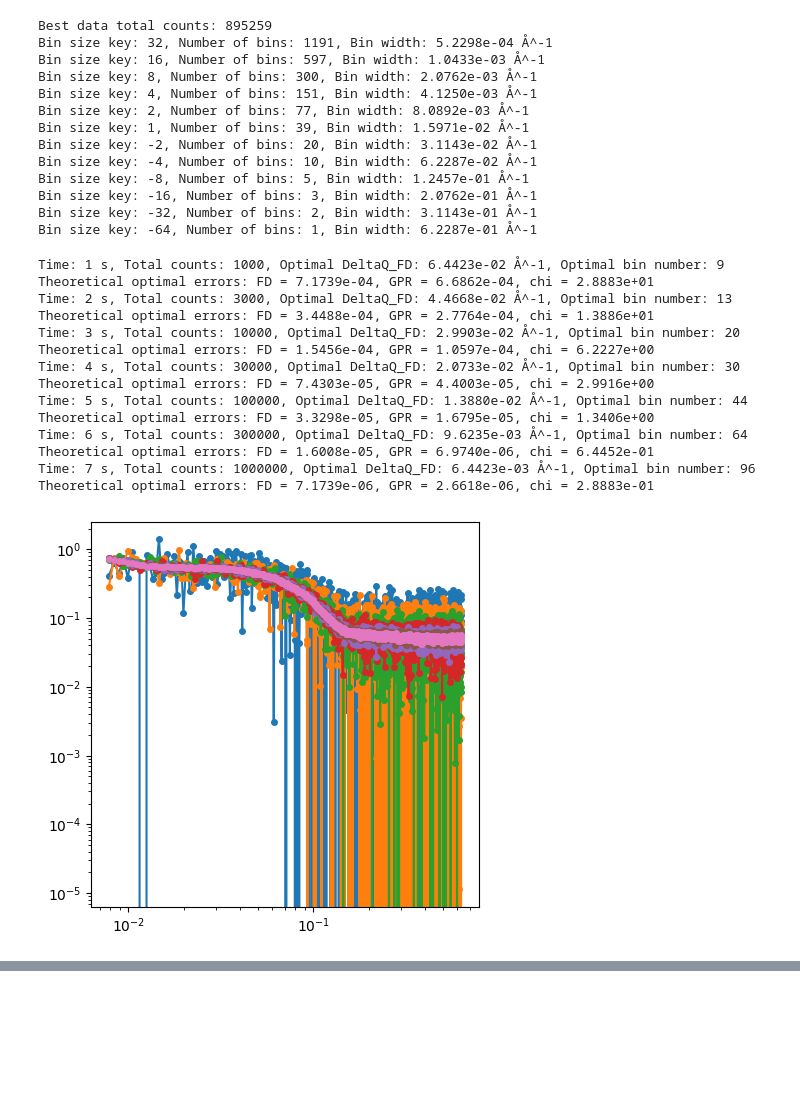
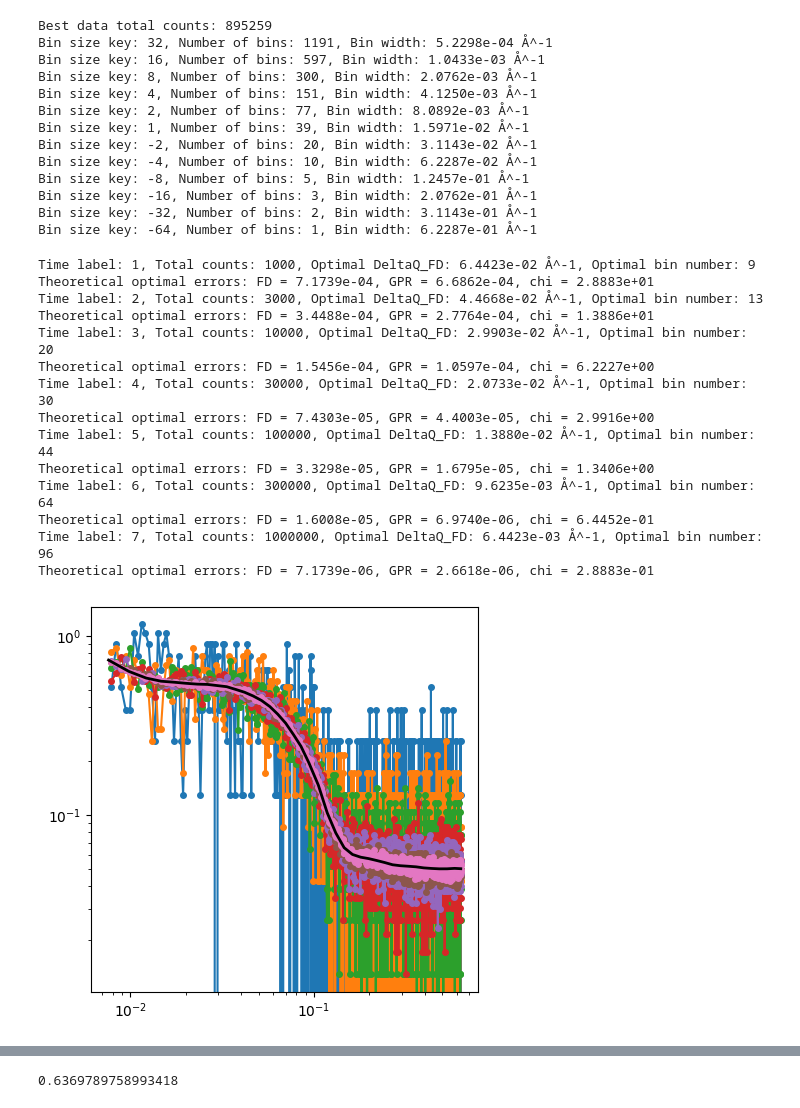
Before and after one commit to ch-tung/MLSR, a Jupyter notebook: binning/test_ILL_bin.ipynb, the cells around one changed output, grey strips where cells are left out. Drawn from its saved outputs; the diff is of its cells as text; code cells hidden in the pictures; blank space fills up the shorter version.

```diff
--- a/binning/test_ILL_bin.ipynb
+++ b/binning/test_ILL_bin.ipynb
@@ -792,9 +608,16 @@ for i_time, time_val in enumerate(time_keys):
 # %%
+from scipy.signal import savgol_filter
+
 # define interpolation function for evaluating the best quality I(Q) as ground truth
 def interpolate_best_I(Q_query):
     Q_best = best_data.Q
     I_best = best_data.I
-    interp_func = interp1d(Q_best, I_best, kind='linear', bounds_error=False, fill_value='extrapolate')
+    # Use Savitzky-Golay filter for C2 continuity (2nd derivative continuous)
+    # Choose window_length and polyorder for smoothness (must be odd and polyorder < window_length)
+    window_length = 5
+    polyorder = 3
+    I_best_smooth = savgol_filter(I_best, window_length=window_length, polyorder=polyorder)
+    interp_func = interp1d(Q_best, I_best_smooth, kind='linear', bounds_error=False, fill_value='extrapolate')
     return interp_func(Q_query)
 
 # L is the range between min and max Q of the best data
@@ -819,7 +642,7 @@ for bin_size_key in bin_size_keys:
 
     # separate the counts within L, with len(Q) uniformly distributed bins
     # assume total count equals time * 1000 (1k cps)
-    for time_val in time_keys:
+    for time_val in sorted_time_keys:
         total_counts = time_list[time_val-1] * 1000
         # separate the counts within L, with len(Q) uniformly distributed bins
         counts_uniform = np.full(len(Q), total_counts / len(Q))
@@ -876,7 +699,7 @@ def dimless_mse(pred, truth):
     return float(np.mean((pred - truth)**2)) / (mean_truth**2)
 
 # --- Synthetic dataset generation parameters ---
-samples_per_bin = 32  # quadrature samples per bin for averaging
+samples_per_bin = 16  # quadrature samples per bin for averaging
 synthetic_data = defaultdict(lambda: defaultdict(dict))  # [bin][collimation][time_str] -> ScatteringData
 
 Qmin, Qmax = np.min(best_data.Q), np.max(best_data.Q)
@@ -895,7 +718,7 @@ for bin_size_key in bin_size_keys:
     Q_centers = np.linspace(Qmin + 0.5 * bin_width, Qmax - 0.5 * bin_width, nbins)
     dQ_uniform = np.full(nbins, bin_width)
 
-    for time_val in time_keys:
+    for time_val in sorted_time_keys:
         time_str = str(time_val)
         total_counts = time_list[time_val - 1] * 1000  # 1k cps × time (s)
 
@@ -918,9 +741,13 @@ for bin_size_key in bin_size_keys:
         # Counting error per bin: ΔI = I / sqrt(N_bin)
         I_err_uniform = I_mean_uniform / np.sqrt(counts_uniform)
 
+        rng = np.random.default_rng()
         # Sample I values from a Gaussian for each bin (mean=I_mean_uniform, std=I_err_uniform)
-        rng = np.random.default_rng()
         I_uniform = rng.normal(loc=I_mean_uniform, scale=I_err_uniform)
+
+        # Sample I values from Poisson for each bin (mean=counts_uniform), then scale by I_mean_uniform / counts_uniform
+        counts_sampled = rng.poisson(lam=counts_uniform)
+        I_uniform = I_mean_uniform * (counts_sampled / counts_uniform)
 
         # Pack into ScatteringData and store
         sd_syn = ScatteringData(Q_centers, I_uniform, I_err_uniform, dQ_uniform)
@@ -930,6 +757,8 @@ for bin_size_key in bin_size_keys:
         # Plot only for the first bin size
         if bin_size_key == bin_size_keys[0]:
             ax.loglog(Q_centers, I_uniform, label=f'Bin: {bin_size_key}, Time: {time_str}', linestyle='-', marker='o', markersize=4)
+
+ax.loglog(best_data.Q, interpolate_best_I(best_data.Q), label='Best Data (Ground Truth)', color='black', linestyle='-', linewidth=2)
 
 # --- Plot: Summary of theoretical and actual errors ---
 fig2 = plt.figure(figsize=(5, 5))
@@ -947,7 +776,7 @@ A0 = L * (mean_I ** 2)  # L * (interval-mean intensity)^2
 fd_theoretical_mse_list = []
 gpr_theoretical_mse_list = []
 total_counts_list = []
-for time_val in time_keys:
+for time_val in sorted_time_keys:
     time_str = str(time_val)
     total_counts = time_list[time_val - 1] * 1000  # 1k cps × time (s)
     total_counts_list.append(total_counts)
@@ -955,7 +784,7 @@ for time_val in time_keys:
     # --- Theoretical optimal bin width and errors ---
     DeltaQ_FD_opt = ((A0 / total_counts) / beta) ** (1.0 / 3.0) * (2.0 ** (-1.0 / 3.0))
     optimal_bin_number = int(L / DeltaQ_FD_opt)
-    print(f"Time: {time_str} s, Total counts: {total_counts}, Optimal DeltaQ_FD: {DeltaQ_FD_opt:.4e} Å^-1, Optimal bin number: {optimal_bin_number}")
+    print(f"Time label: {time_str}, Total counts: {total_counts}, Optimal DeltaQ_FD: {DeltaQ_FD_opt:.4e} Å^-1, Optimal bin number: {optimal_bin_number}")
 
     alpha = A0 / total_counts
     chi = (alpha / beta) ** (2 / 3) * gamma / beta
@@ -967,13 +796,13 @@ for time_val in time_keys:
     fd_theoretical_mse_list.append(fd_theoretical_mse)
     gpr_theoretical_mse_list.append(gpr_theoretical_mse)
 
-    # Plot theoretical FD error (magenta circle)
-    ax2.loglog(total_counts, fd_theoretical_mse, '--', color='magenta', markersize=8, fillstyle='none')
+    # Plot theoretical FD error (magenta --)
+    ax2.loglog(total_counts, fd_theoretical_mse, marker='', linestyle='--', color='magenta', markersize=8, fillstyle='none',
+               label=r'$\langle(\Delta I_\mathrm{FD})^2\rangle$' if time_val == sorted_time_keys[0] else "")
 
-    # Plot theoretical GPR error (red star)
-    ax2.loglog(total_counts, gpr_theoretical_mse, '-', color='red', markersize=9,
-               markerfacecolor='none',
-               label=r'$E_{\mathrm{GPR,opt}}$' if time_val == time_keys[0] else "")
+    # Plot theoretical GPR error (red -)
+    ax2.loglog(total_counts, gpr_theoretical_mse, marker='', linestyle='-', color='red', markersize=9, markerfacecolor='none',
+               label=r'$\langle(\Delta I_\mathrm{GPR})^2\rangle$' if time_val == sorted_time_keys[0] else "")
 
     # --- Actual errors from synthetic data, rebinned to optimal bin number ---
 
@@ -1000,15 +829,19 @@ for time_val in time_keys:
     fd_actual_binning_mse = (dQ_mean_reb ** 2 / (12.0 * L)) * (integral_of_I_prime_sq)
     fd_actual_total_mse = fd_actual_counting_mse + fd_actual_binning_mse
 
+    # evaluate fd_actual_mse by direct comparison to ground truth
+    # I_true_reb = ground_truth_on(sd_reb.Q)
+    # fd_actual_total_mse = (np.mean((sd_reb.I - I_true_reb) ** 2))
+
     ratio_actual = np.mean(fd_actual_total_mse / fd_theoretical_mse)
 
     # Plot actual synthetic FD result (blue triangle)
-    ax2.loglog(total_counts, fd_actual_total_mse/ratio_actual, marker='s', color='magenta', markersize=7,
-               label='FD actual' if time_val == time_keys[0] else "", fillstyle='none')
+    ax2.loglog(total_counts, fd_actual_total_mse/ratio_actual, marker='s', color='magenta', markersize=10,fillstyle='none')
 
     # --- GPR actual error at optimal lambda ---
-    N_total = time_list[time_val - 1] * 1000.0  # 1 kCPS × time
-    lambda_opt = (A0 / (8.0 * np.sqrt(np.pi) * gamma * N_total)) ** (1.0 / 5.0)
+    lambda_offset = 1e-2  # empirical offset to account for non-idealities
+    N_total = total_counts
+    lambda_opt = (A0 / (8.0 * np.sqrt(np.pi) * gamma * N_total)) ** (1.0 / 5.0)*(1 + lambda_offset)
 
     # Use finest synthetic dataset for this time
     sd_finest = synthetic_data[finest_key][collimation][time_str]
@@ -1019,43 +852,41 @@ for time_val in time_keys:
 
     # GPR posterior mean at the same Qf nodes
     mu_gpr = gpr_posterior_mean(Qf, yf, nf, length=lambda_opt, s2=s2_f, jitter=1e-10)
     y_true = ground_truth_on(Qf)
     gpr_actual_mse = np.mean((mu_gpr - y_true) ** 2)
 
     # Plot GPR actual point (green diamond)
-    ax2.loglog(N_total, gpr_actual_mse/ratio_actual, marker='o', color='red', markersize=7,
-               label='GPR actual (λ_opt)' if time_val == time_keys[0] else "", fillstyle = 'none')
+    ax2.loglog(N_total, gpr_actual_mse/ratio_actual, marker='o', color='red', markersize=10, fillstyle = 'none')
 
 # Plot theoretical FD error (magenta)
 ax2.loglog(total_counts_list, fd_theoretical_mse_list, '--', color='magenta', markersize=8, fillstyle='none')
 
 # Plot theoretical GPR error (red)
 ax2.loglog(total_counts_list, gpr_theoretical_mse_list, '-', color='red', markersize=9,
-            markerfacecolor='none',
-            label=r'$E_{\mathrm{GPR,opt}}$' if time_val == time_keys[0] else "")
+            markerfacecolor='none')
 
 # --- Finalize plot: legend, axes, grid ---
 handles, labels = ax2.get_legend_handles_labels()
 ax2.legend(handles, labels, frameon=False, fontsize=12, loc='best')
 fig2.tight_layout()
 ax2.set_xlabel(r'$N_{\mathrm{count}}$', fontsize=18)
-ax2.set_ylabel(r'$\langle(\Delta I)^2\rangle\,[\mathrm{dimensionless}]$', fontsize=18)
+ax2.set_ylabel(r'$\langle(\Delta I)^2\rangle\,[\mathrm{cm^{-2}}]$', fontsize=18)
 ax2.grid(True, which='both', ls=':', alpha=0.7)
 ax2.tick_params(axis='both', labelsize=14)
 fig2.tight_layout()
 # %% [output]
-Time: 1 s, Total counts: 1000, Optimal DeltaQ_FD: 6.4423e-02 Å^-1, Optimal bin number: 9
+Time label: 1, Total counts: 1000, Optimal DeltaQ_FD: 6.4423e-02 Å^-1, Optimal bin number: 9
 Theoretical optimal errors: FD = 7.1739e-04, GPR = 6.6862e-04, chi = 2.8883e+01
-Time: 2 s, Total counts: 3000, Optimal DeltaQ_FD: 4.4668e-02 Å^-1, Optimal bin number: 13
+Time label: 2, Total counts: 3000, Optimal DeltaQ_FD: 4.4668e-02 Å^-1, Optimal bin number: 13
 Theoretical optimal errors: FD = 3.4488e-04, GPR = 2.7764e-04, chi = 1.3886e+01
-Time: 3 s, Total counts: 10000, Optimal DeltaQ_FD: 2.9903e-02 Å^-1, Optimal bin number: 20
+Time label: 3, Total counts: 10000, Optimal DeltaQ_FD: 2.9903e-02 Å^-1, Optimal bin number: 20
 Theoretical optimal errors: FD = 1.5456e-04, GPR = 1.0597e-04, chi = 6.2227e+00
-Time: 4 s, Total counts: 30000, Optimal DeltaQ_FD: 2.0733e-02 Å^-1, Optimal bin number: 30
+Time label: 4, Total counts: 30000, Optimal DeltaQ_FD: 2.0733e-02 Å^-1, Optimal bin number: 30
 Theoretical optimal errors: FD = 7.4303e-05, GPR = 4.4003e-05, chi = 2.9916e+00
-Time: 5 s, Total counts: 100000, Optimal DeltaQ_FD: 1.3880e-02 Å^-1, Optimal bin number: 44
+Time label: 5, Total counts: 100000, Optimal DeltaQ_FD: 1.3880e-02 Å^-1, Optimal bin number: 44
 Theoretical optimal errors: FD = 3.3298e-05, GPR = 1.6795e-05, chi = 1.3406e+00
-Time: 6 s, Total counts: 300000, Optimal DeltaQ_FD: 9.6235e-03 Å^-1, Optimal bin number: 64
+Time label: 6, Total counts: 300000, Optimal DeltaQ_FD: 9.6235e-03 Å^-1, Optimal bin number: 64
 Theoretical optimal errors: FD = 1.6008e-05, GPR = 6.9740e-06, chi = 6.4452e-01
-Time: 7 s, Total counts: 1000000, Optimal DeltaQ_FD: 6.4423e-03 Å^-1, Optimal bin number: 96
+Time label: 7, Total counts: 1000000, Optimal DeltaQ_FD: 6.4423e-03 Å^-1, Optimal bin number: 96
 Theoretical optimal errors: FD = 7.1739e-06, GPR = 2.6618e-06, chi = 2.8883e-01
-[figure, old version]
+[figure, new version]
@@ -1062,0 +894,4 @@ Theoretical optimal errors: FD = 7.1739e-06, GPR = 2.6618e-06, chi = 2.8883e-01
+# %%
+ratio_actual
+# %% [output]
+0.6369789758993418
```
Also changed, not shown: parts of 2 cells of this notebook.
